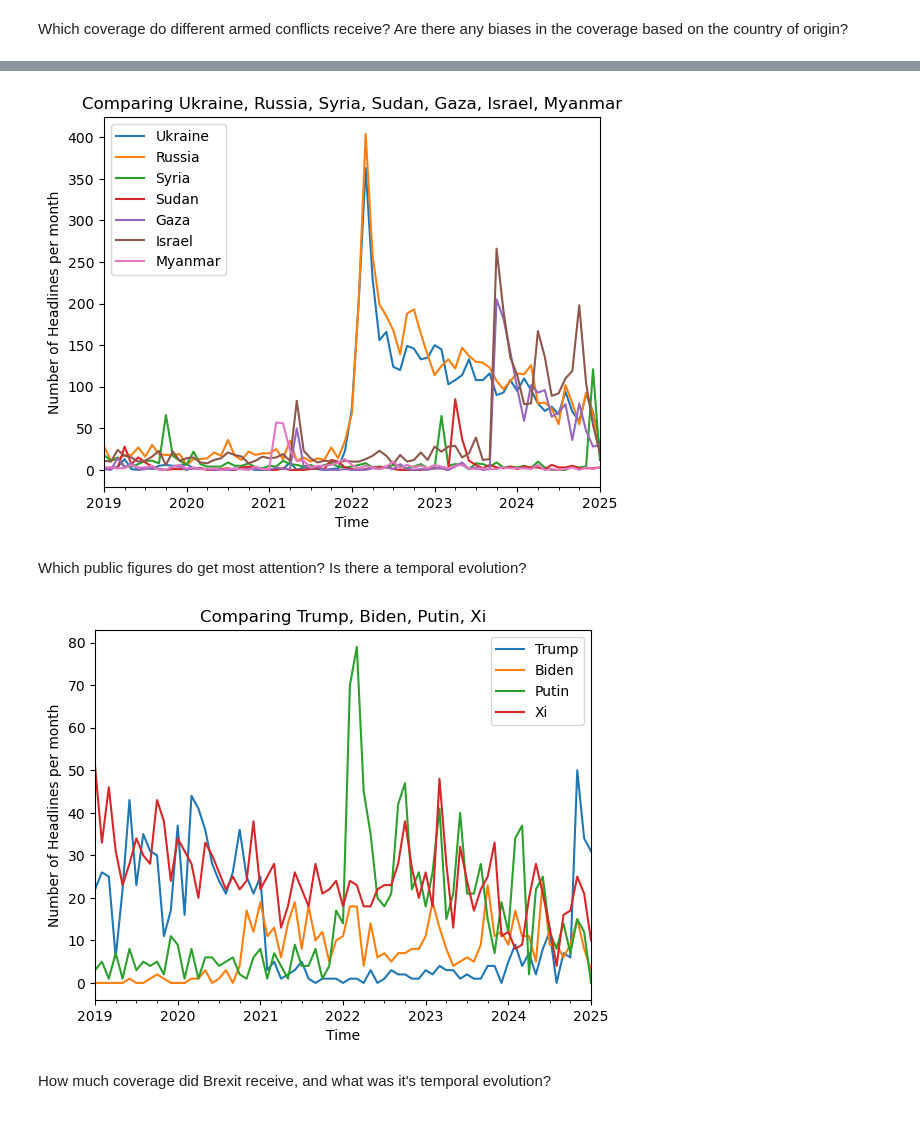
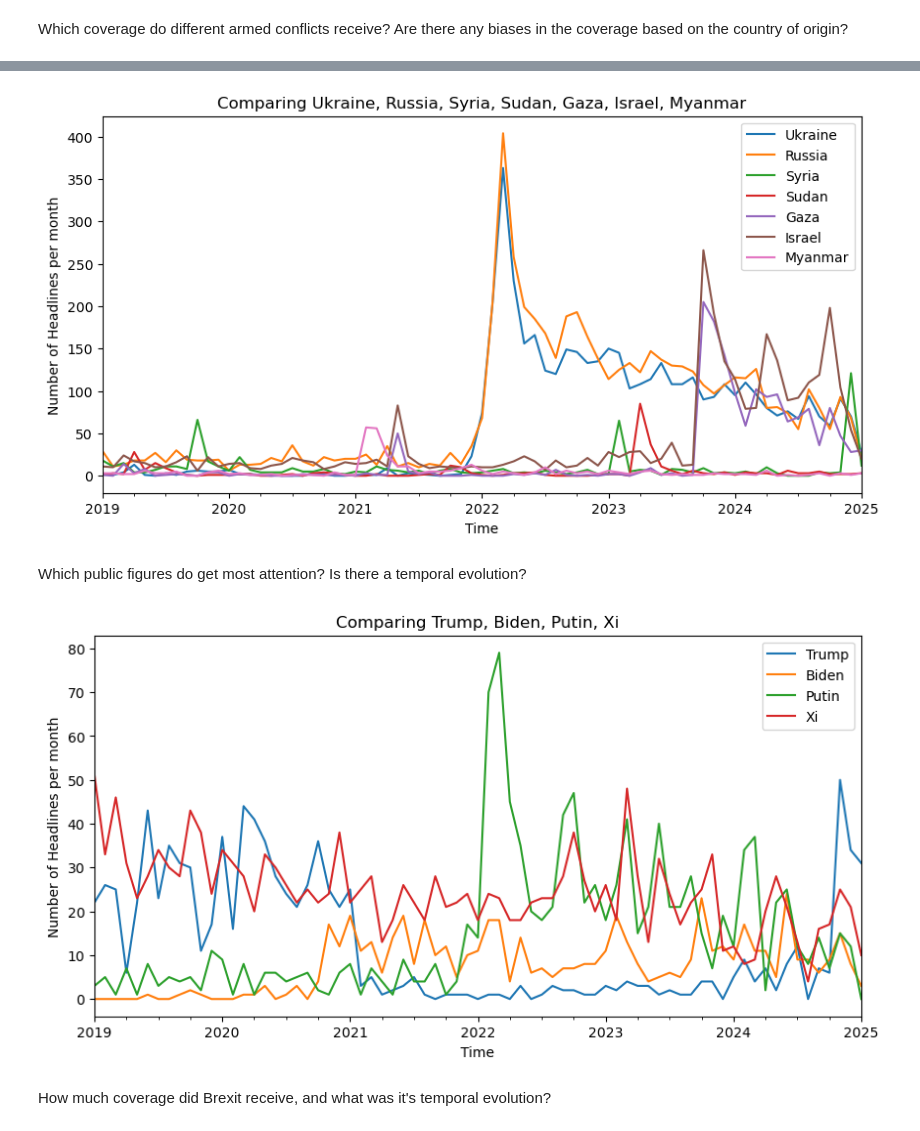
Before and after one commit to ulisesrey/the_guardian_scraper, a Jupyter notebook: source/analysis_notebook_2.ipynb, the cells around one changed output, grey strips where cells are left out. Cells and saved outputs as stored; diff of their text form; code cells hidden in the pictures.

```diff
--- a/source/analysis_notebook_2.ipynb
+++ b/source/analysis_notebook_2.ipynb
@@ -187,15 +235,18 @@ Which coverage do different armed conflicts receive? Are there any biases in the
 # %%
 conflicts = ["Ukraine", "Russia", "Syria", "Sudan", "Gaza", "Israel", "Myanmar"]
-compare_occurence(df, *conflicts)
+fig, ax = compare_occurence(df, *conflicts)
+fig.set_size_inches(10, 5)
+#ax.legend(loc="upper right")
 # %% [output]
-[figure, old version]
+[figure, new version]
 # %% [markdown]
 Which public figures do get most attention? Is there a temporal evolution?
 # %%
 public_figures = ["Trump", "Biden", "Putin", "Xi"]
-compare_occurence(df, *public_figures)
+fig, ax = compare_occurence(df, *public_figures)
+fig.set_size_inches(10, 5)
 # %% [output]
-[figure, old version]
+[figure, new version]
 # %% [markdown]
 How much coverage did Brexit receive, and what was it's temporal evolution?
 # %%
```
Also changed, not shown: parts of 29 cells of this notebook.
